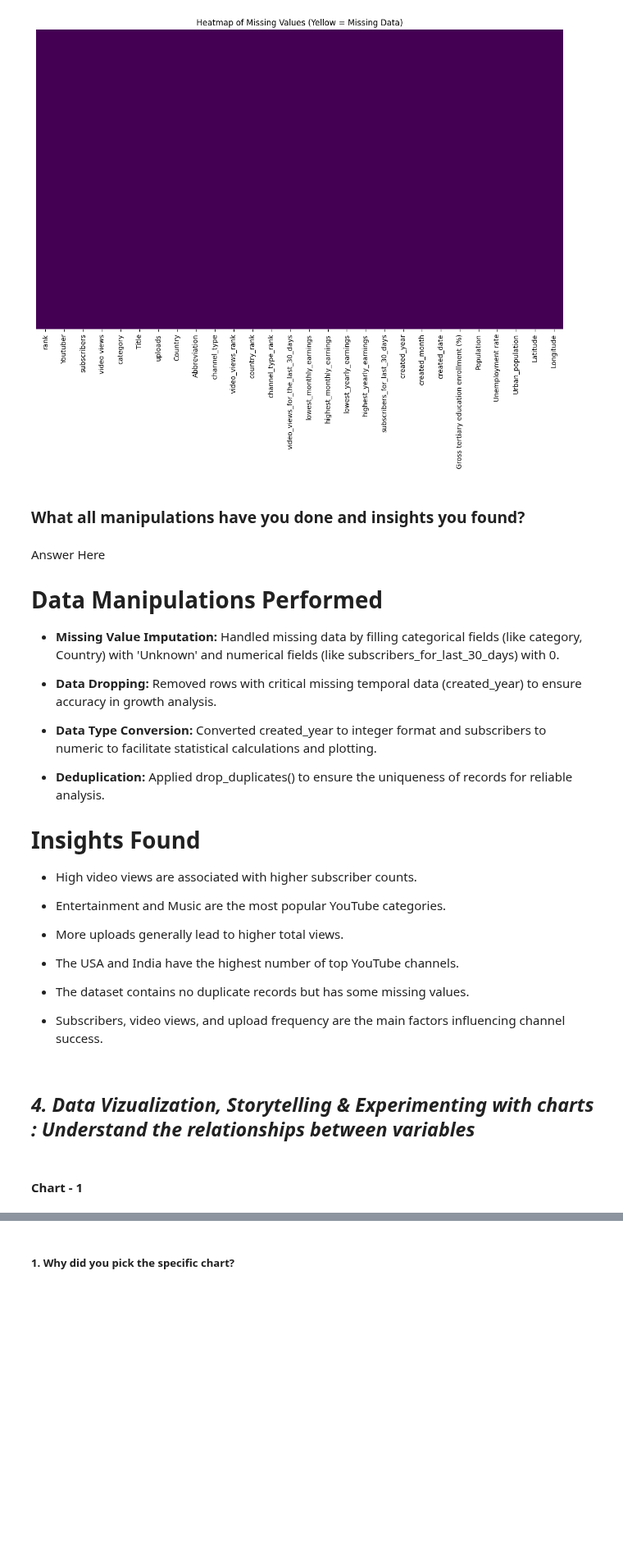
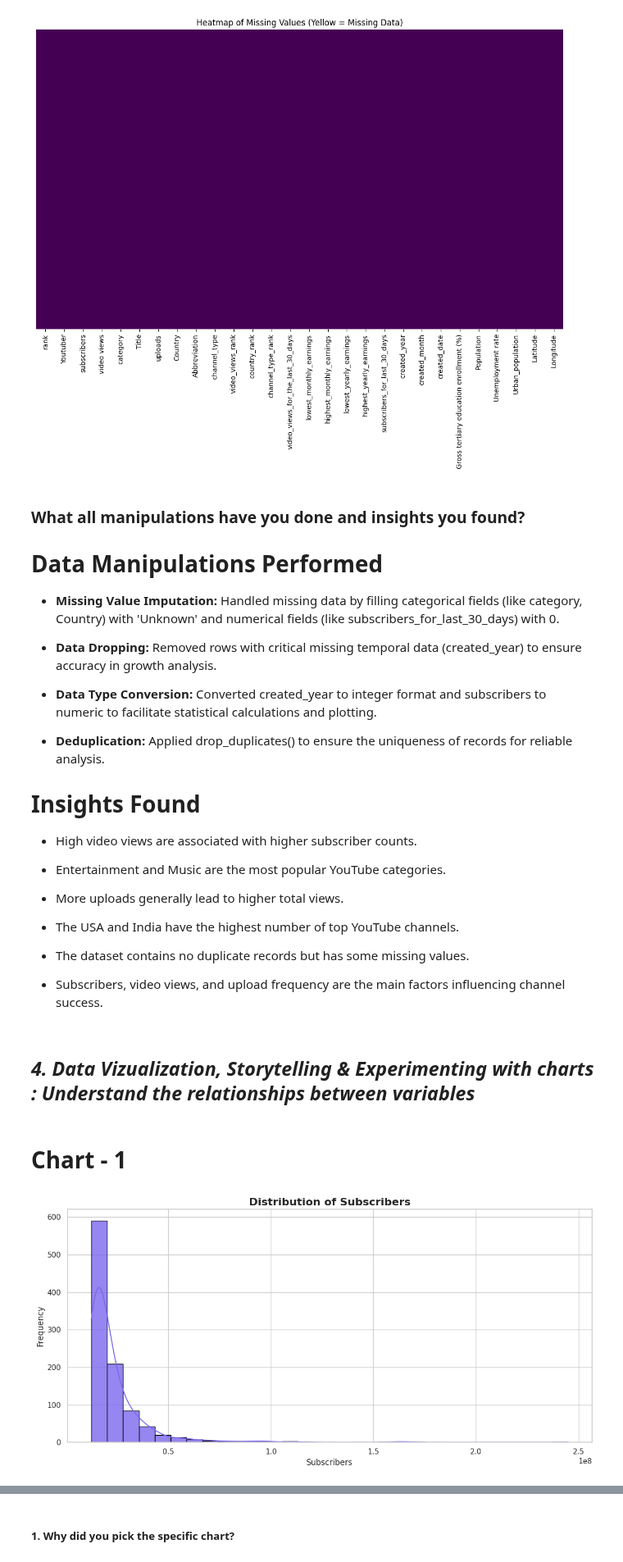
Before and after one commit to Sneha8126/Sneha-EDA-Submission-Template, a Jupyter notebook: Sneha_EDA_Submission_Template.ipynb, the cells around one changed output, grey strips where cells are left out. Shown at 82% size. Cells and saved outputs as stored; diff of their text form; code cells hidden in the pictures; blank space fills up the shorter version.

```diff
--- a/Sneha_EDA_Submission_Template.ipynb
+++ b/Sneha_EDA_Submission_Template.ipynb
@@ -367,10 +386,10 @@ plt.title('Heatmap of Missing Values (Yellow = Missing Data)')
 plt.show()
 # %% [output]
 [figure]
-# %% [markdown]
-### What all manipulations have you done and insights you found?
 # %% [markdown]
-Answer Here
+### What all manipulations have you done and insights you found?
+
+
 
 # Data Manipulations Performed
 
@@ -398,4 +417,28 @@ Answer Here
 # %% [markdown]
 ## ***4. Data Vizualization, Storytelling & Experimenting with charts : Understand the relationships between variables***
 # %% [markdown]
-#### Chart - 1
+# Chart - 1
+# %%
+# Chart 1: Distribution of Subscribers
+
+sns.set_theme(style="whitegrid")
+plt.figure(figsize=(12,6))
+
+sns.histplot(
+    data=df,
+    x='subscribers',
+    bins=30,
+    kde=True,
+    color='mediumslateblue',
+    edgecolor='black',
+    alpha=0.8
+)
+
+plt.title('Distribution of Subscribers', fontsize=16, fontweight='bold')
+plt.xlabel('Subscribers', fontsize=12)
+plt.ylabel('Frequency', fontsize=12)
+
+plt.tight_layout()
+plt.show()
+# %% [output]
+[figure, added]
```
Also changed, not shown: parts of 148 cells of this notebook.
